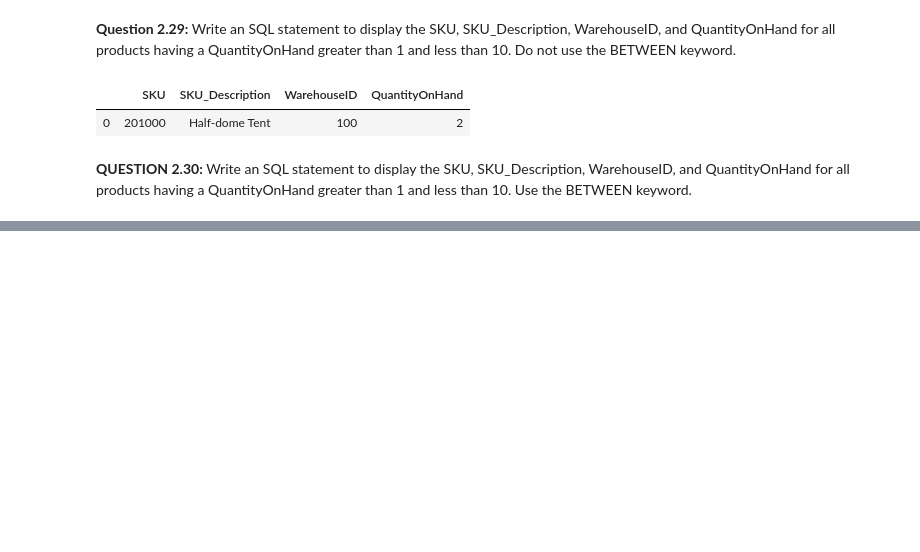
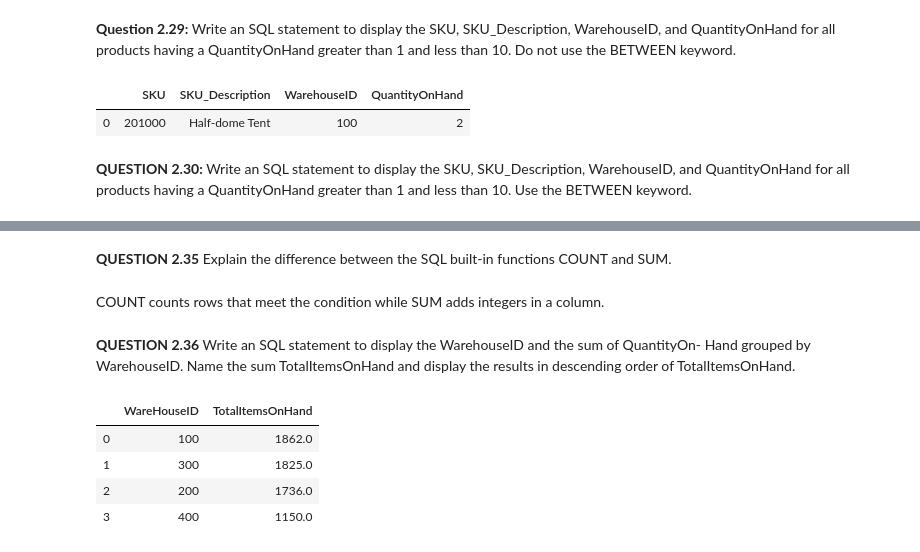
Before and after one commit to The1TrueJoe/SCGSSM-Assignments, a Jupyter notebook: CSC170/CapeCodd/Textbook-Questions/Chapter2/Chapter_2.ipynb, the cells around one changed output, grey strips where cells are left out. Drawn from its saved outputs; the diff is of its cells as text; code cells hidden in the pictures; blank space fills up the shorter version.

```diff
--- a/CSC170/CapeCodd/Textbook-Questions/Chapter2/Chapter_2.ipynb
+++ b/CSC170/CapeCodd/Textbook-Questions/Chapter2/Chapter_2.ipynb
@@ -123,0 +182,21 @@ df.tail(1000)
+# %% [markdown]
+**QUESTION 2.35**
+Explain the difference between the SQL built-in functions COUNT and SUM.
+# %% [markdown]
+COUNT counts rows that meet the condition while SUM adds integers in a column.
+# %% [markdown]
+**QUESTION 2.36**
+Write an SQL statement to display the WarehouseID and the sum of QuantityOn-
+Hand grouped by WarehouseID. Name the sum TotalItemsOnHand and display the
+results in descending order of TotalItemsOnHand.
+# %%
+sql = "SELECT WareHouseID, SUM(QuantityOnHand) AS TotalItemsOnHand FROM INVENTORY GROUP BY WareHouseID ORDER BY TotalItemsOnHand DESC ;"
+
+df = pd.read_sql_query(sql, connection)
+df.tail(1000)
+# %% [output]
+|  | WareHouseID | TotalItemsOnHand |
+| 0 | 100 | 1862.0 |
+| 1 | 300 | 1825.0 |
+| 2 | 200 | 1736.0 |
+| 3 | 400 | 1150.0 |
```
Also changed, not shown: parts of 15 cells of this notebook, 2 other files.
